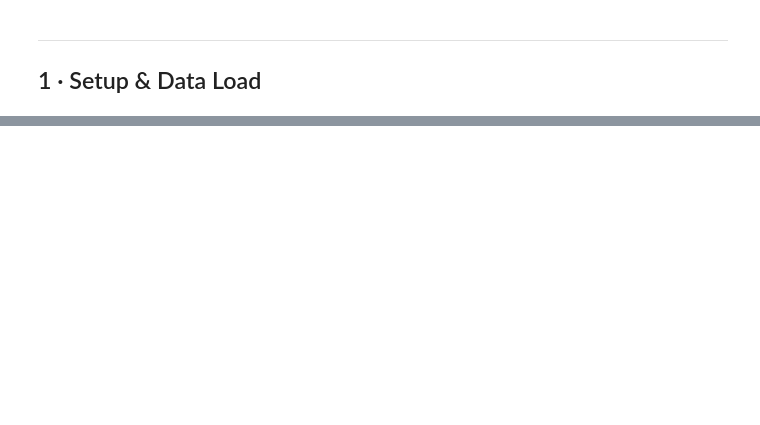
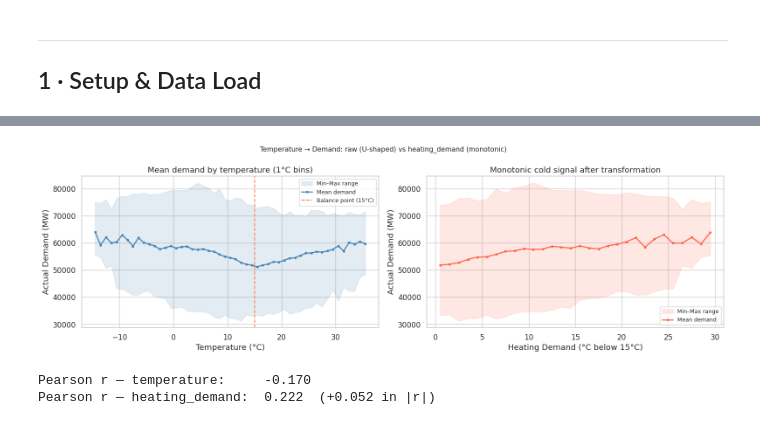
Before and after one commit to jamess005/Energy-Demand-Forecast, a Jupyter notebook: notebooks/02_feature_engineering.ipynb, the cells around one changed output, grey strips where cells are left out. Cells and saved outputs as stored; diff of their text form; code cells hidden in the pictures; blank space fills up the shorter version.

```diff
--- a/notebooks/02_feature_engineering.ipynb
+++ b/notebooks/02_feature_engineering.ipynb
@@ -1345,0 +176,50 @@ FINAL_SET (30 features) — ready for TFT training:
+# %%
+# ── Temperature features ──────────────────────────────────────────────────────
+BALANCE_POINT = 15
+df['heating_demand'] = np.maximum(BALANCE_POINT - df['temperature'], 0)
+df['temp_lag_24h']   = df['temperature'].shift(24)
+
+# ── Visualise temperature → demand relationship ───────────────────────────────
+temp_bins = list(range(-16, 37))
+df['temp_bin'] = pd.cut(df['temperature'], bins=temp_bins)
+temp_stats = df.groupby('temp_bin', observed=True)['actual_demand'].agg(['mean', 'min', 'max']).dropna()
+temp_mid = [float(iv.mid) for iv in temp_stats.index]  # type: ignore
+
+fig, axes = plt.subplots(1, 2, figsize=(16, 5))
+
+axes[0].fill_between(temp_mid, temp_stats['min'], temp_stats['max'],
+                     alpha=0.15, color='steelblue', label='Min–Max range')
+axes[0].plot(temp_mid, temp_stats['mean'], 'o-', color='steelblue', ms=3, lw=1.8, label='Mean demand')
+axes[0].axvline(BALANCE_POINT, color='coral', ls='--', lw=1.5, label=f'Balance point ({BALANCE_POINT}°C)')
+axes[0].set_xlabel('Temperature (°C)')
+axes[0].set_ylabel('Actual Demand (MW)')
+axes[0].set_title('Mean demand by temperature (1°C bins)')
+axes[0].legend(fontsize=9)
+
+hd_bins = list(range(0, 33))
+df['hd_bin'] = pd.cut(df['heating_demand'], bins=hd_bins)
+hd_stats = df.groupby('hd_bin', observed=True)['actual_demand'].agg(['mean', 'min', 'max']).dropna()
+hd_mid = [float(iv.mid) for iv in hd_stats.index]  # type: ignore
+
+axes[1].fill_between(hd_mid, hd_stats['min'], hd_stats['max'],
+                     alpha=0.15, color='tomato', label='Min–Max range')
+axes[1].plot(hd_mid, hd_stats['mean'], 'o-', color='tomato', ms=3, lw=1.8, label='Mean demand')
+axes[1].set_xlabel(f'Heating Demand (°C below {BALANCE_POINT}°C)')
+axes[1].set_ylabel('Actual Demand (MW)')
+axes[1].set_title('Monotonic cold signal after transformation')
+axes[1].legend(fontsize=9)
+
+df.drop(columns=['temp_bin', 'hd_bin'], inplace=True)
+
+plt.suptitle('Temperature → Demand: raw (U-shaped) vs heating_demand (monotonic)', fontsize=11)
+plt.tight_layout()
+plt.show()
+
+r_temp    = float(df[['temperature',    'actual_demand']].corr().to_numpy()[0, 1])  # type: ignore
+r_heating = float(df[['heating_demand', 'actual_demand']].corr().to_numpy()[0, 1])  # type: ignore
+print(f'Pearson r — temperature:     {r_temp:.3f}')
+print(f'Pearson r — heating_demand:  {r_heating:.3f}  ({abs(r_heating)-abs(r_temp):+.3f} in |r|)')
+# %% [output]
+[figure, added]
+Pearson r — temperature:     -0.170
+Pearson r — heating_demand:  0.222  (+0.052 in |r|)
```
Also changed, not shown: parts of 53 cells of this notebook, 16 other files.
